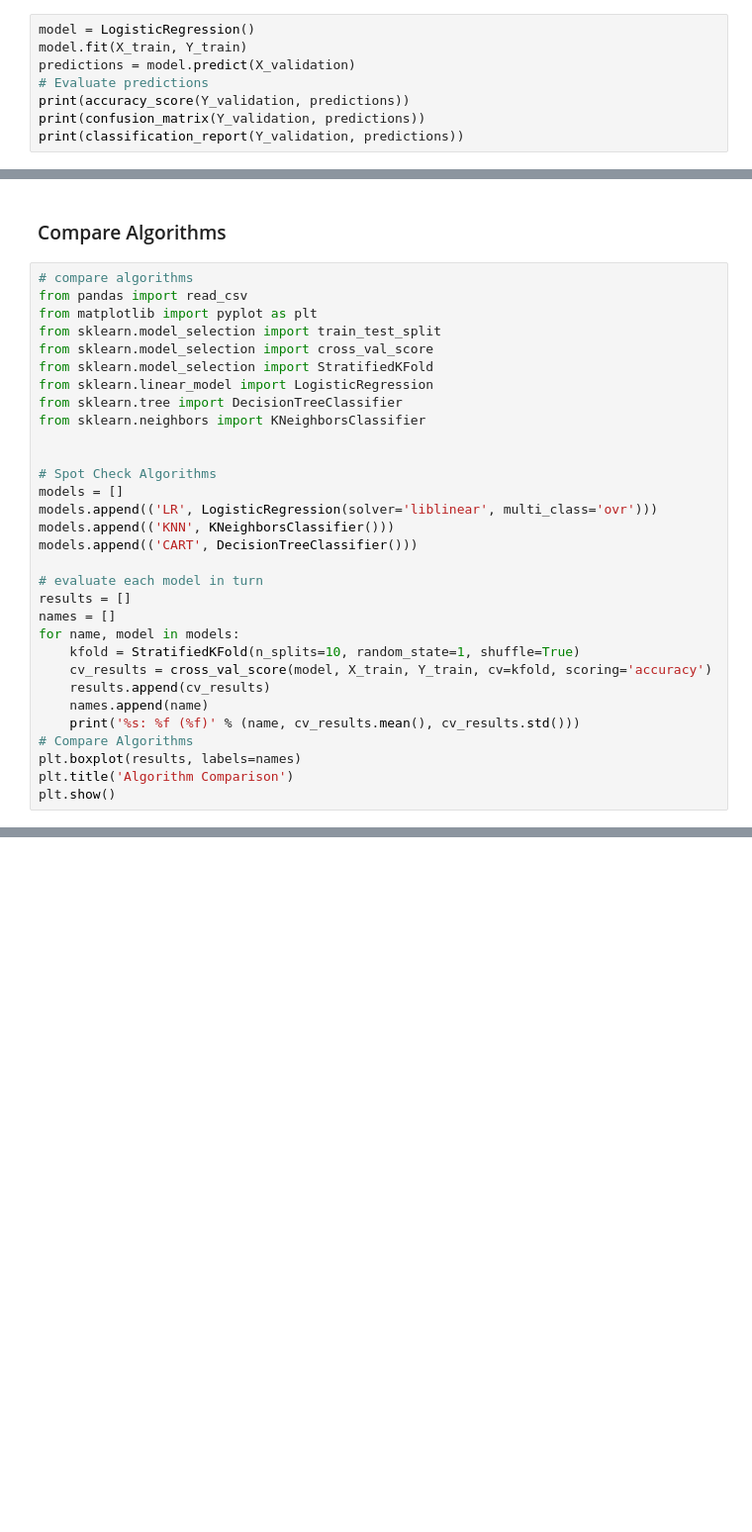
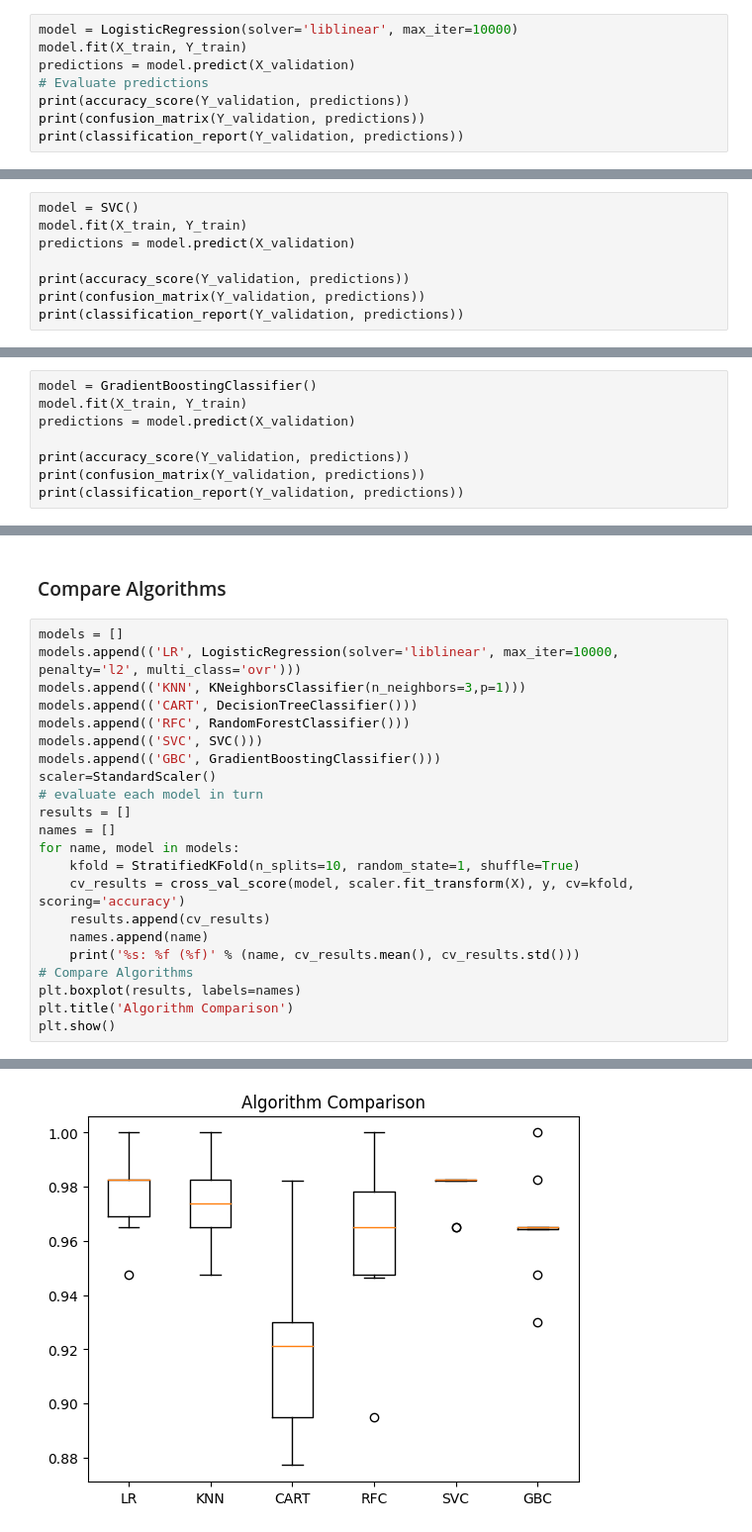
Before and after one commit to Junaid-EEE11/coursework, a Jupyter notebook: breast cancer.ipynb, the cells around one changed output, grey strips where cells are left out. Shown at 99% size. Drawn from its saved outputs; the diff is of its cells as text; blank space fills up the shorter version.

```diff
--- a/breast cancer.ipynb
+++ b/breast cancer.ipynb
@@ -70,6 +117,6 @@ y = df_iris['class']
 X_train, X_validation, Y_train, Y_validation = train_test_split(X, y, test_size=0.20, random_state=1, shuffle=True)
 # %%
-model = LogisticRegression()
+model = LogisticRegression(solver='liblinear', max_iter=10000)
 model.fit(X_train, Y_train)
 predictions = model.predict(X_validation)
 # Evaluate predictions
@@ -88,0 +178,8 @@ print(classification_report(Y_validation, predictions))
+# %%
+model = SVC()
+model.fit(X_train, Y_train)
+predictions = model.predict(X_validation)
+
+print(accuracy_score(Y_validation, predictions))
+print(confusion_matrix(Y_validation, predictions))
+print(classification_report(Y_validation, predictions))
@@ -88,0 +198,8 @@ print(classification_report(Y_validation, predictions))
+# %%
+model = GradientBoostingClassifier()
+model.fit(X_train, Y_train)
+predictions = model.predict(X_validation)
+
+print(accuracy_score(Y_validation, predictions))
+print(confusion_matrix(Y_validation, predictions))
+print(classification_report(Y_validation, predictions))
@@ -97,29 +238,20 @@ print(classification_report(Y_validation, predictions))
 # %% [markdown]
 ### Compare Algorithms
 # %%
-# compare algorithms
-from pandas import read_csv
-from matplotlib import pyplot as plt
-from sklearn.model_selection import train_test_split
-from sklearn.model_selection import cross_val_score
-from sklearn.model_selection import StratifiedKFold
-from sklearn.linear_model import LogisticRegression
-from sklearn.tree import DecisionTreeClassifier
-from sklearn.neighbors import KNeighborsClassifier
-
-
-# Spot Check Algorithms
 models = []
-models.append(('LR', LogisticRegression(solver='liblinear', multi_class='ovr')))
-models.append(('KNN', KNeighborsClassifier()))
+models.append(('LR', LogisticRegression(solver='liblinear', max_iter=10000, penalty='l2', multi_class='ovr')))
+models.append(('KNN', KNeighborsClassifier(n_neighbors=3,p=1)))
 models.append(('CART', DecisionTreeClassifier()))
-
+models.append(('RFC', RandomForestClassifier()))
+models.append(('SVC', SVC()))
+models.append(('GBC', GradientBoostingClassifier()))
+scaler=StandardScaler()
 # evaluate each model in turn
 results = []
 names = []
 for name, model in models:
     kfold = StratifiedKFold(n_splits=10, random_state=1, shuffle=True)
-    cv_results = cross_val_score(model, X_train, Y_train, cv=kfold, scoring='accuracy')
+    cv_results = cross_val_score(model, scaler.fit_transform(X), y, cv=kfold, scoring='accuracy')
     results.append(cv_results)
     names.append(name)
     print('%s: %f (%f)' % (name, cv_results.mean(), cv_results.std()))
@@ -127,3 +259,4 @@ for name, model in models:
 plt.boxplot(results, labels=names)
 plt.title('Algorithm Comparison')
 plt.show()
+# %% [output]
@@ -129,0 +269 @@ plt.show()
+[figure, added]
```
Also changed, not shown: parts of 18 cells of this notebook.
